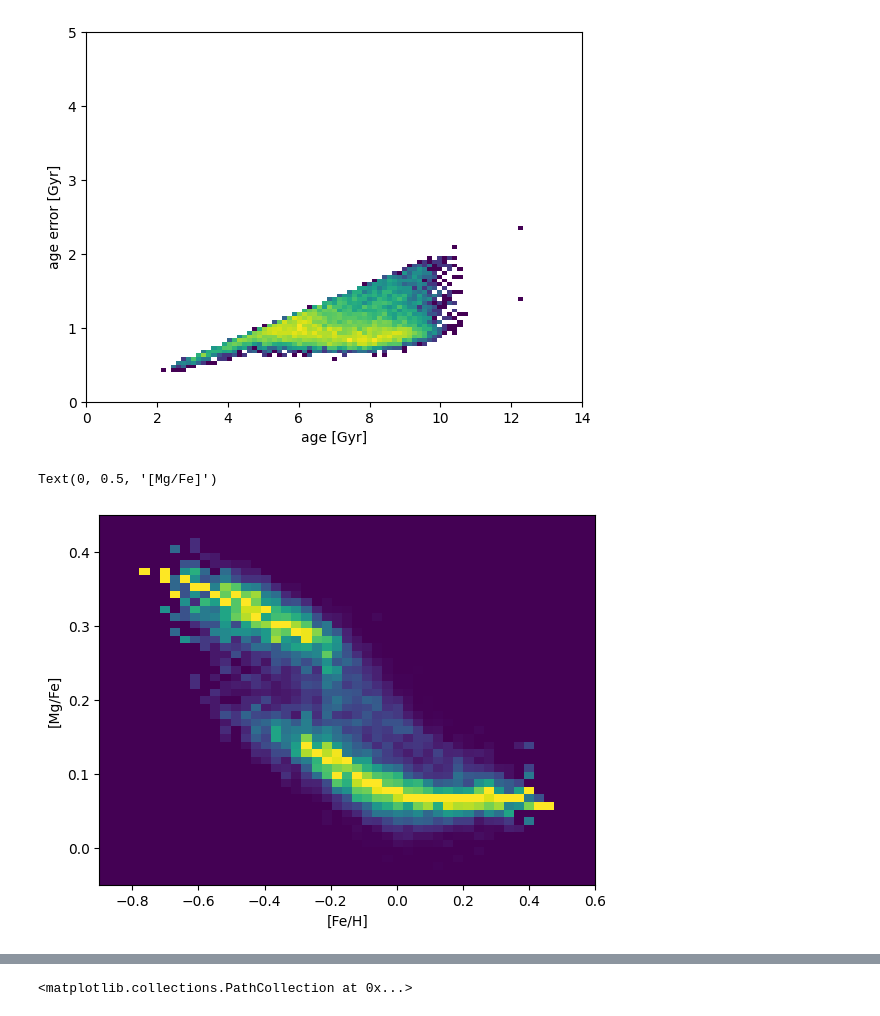
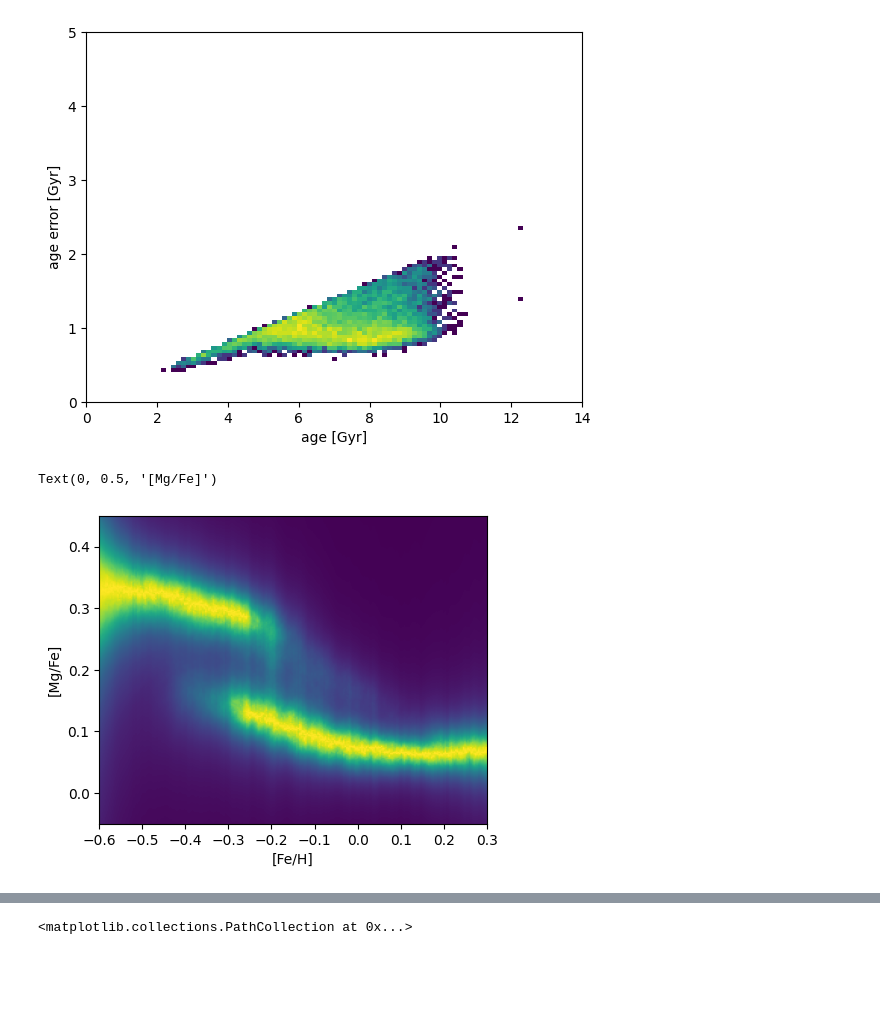
Before and after one commit to gusbeane/GSEgas, a Jupyter notebook: note/APOGEE.ipynb, the cells around one changed output, grey strips where cells are left out. Cells and saved outputs as stored; diff of their text form; code cells hidden in the pictures; blank space fills up the shorter version.

```diff
--- a/note/APOGEE.ipynb
+++ b/note/APOGEE.ipynb
@@ -117,26 +180,25 @@ Text(0, 0.5, 'age error [Gyr]')
 # %%
-logFeH_bins  = np.linspace(-0.9, 0.6, 50)
-logMgFe_bins = np.linspace(-0.05, 0.45, 50)
+logFeH_min=-0.6
+logFeH_max=0.3
+logMgFe_min=-0.05
+logMgFe_max=0.45
 
-# logFeH_bins  = np.linspace(-1.5, 0.6, 50)
-# logMgFe_bins = np.linspace(-0.05, 0.6, 50)
+fig, ax = plt.subplots(1, 1, figsize=(5, 4))
 
-# mbin, x_edge, y_edge, _ = binned_statistic_2d(logFeH[in_SN], logMgFe[in_SN], np.full(len(np.where(in_SN)[0]), 1),
-                                                     # statistic='sum', bins=[logFeH_bins, logMgFe_bins])
+im = plot_map(fig, ax, logFeH[in_SN], logMgFe[in_SN], nres=256,
+              logFeH_min=logFeH_min, logFeH_max=logFeH_max,
+              logMgFe_min=logMgFe_min, logMgFe_max=logMgFe_max,
+              K=256, norm=mpl.colors.Normalize(vmin=0, vmax=1.0))
 
-mbin, x_edge, y_edge, _ = binned_statistic_2d(logFeH[in_SN], logMgFe[in_SN], np.full(len(np.where(in_SN)[0]), 1),
-                                                     statistic='sum', bins=[logFeH_bins, logMgFe_bins])
-downstairs = np.max(mbin, axis=1)
-downstairs[downstairs == 0.0] = 1e-20
-mbin = (mbin.T / downstairs).T
+ax.set(xlabel='[Fe/H]')
+ax.set(ylabel='[Mg/Fe]')
 
-plt.imshow(mbin.T, origin='lower', extent=[x_edge[0], x_edge[-1], y_edge[0], y_edge[-1]])#, norm=mpl.colors.LogNorm())
-plt.xlim(logFeH_bins[0], logFeH_bins[-1])
-plt.ylim(logMgFe_bins[0], logMgFe_bins[-1])
-plt.gca().set_aspect('auto')
+ax.set_xlim(logFeH_min, logFeH_max)
+ax.set_ylim(logMgFe_min, logMgFe_max)
+ax.set_aspect('auto')
 
-plt.xlabel('[Fe/H]')
-plt.ylabel('[Mg/Fe]')
+ax.set_xlabel('[Fe/H]')
+ax.set_ylabel('[Mg/Fe]')
 # %% [output]
 Text(0, 0.5, '[Mg/Fe]')
-[figure, old version]
+[figure, new version]
```
Also changed, not shown: parts of 8 cells of this notebook, 44 other files.
